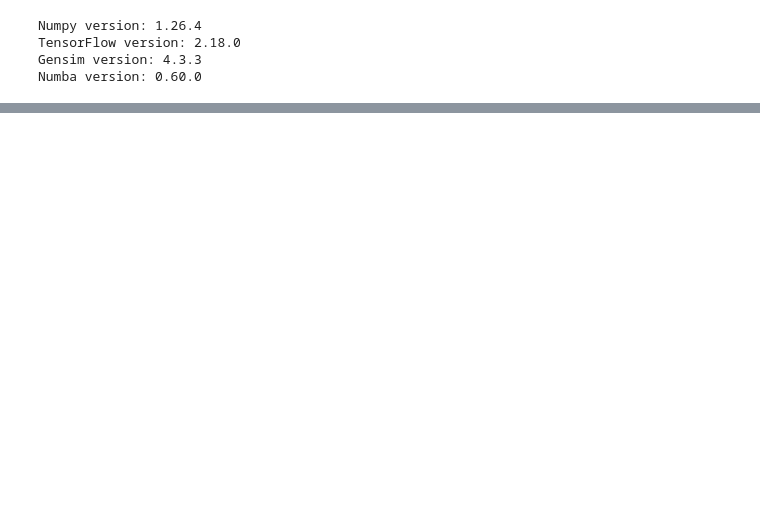
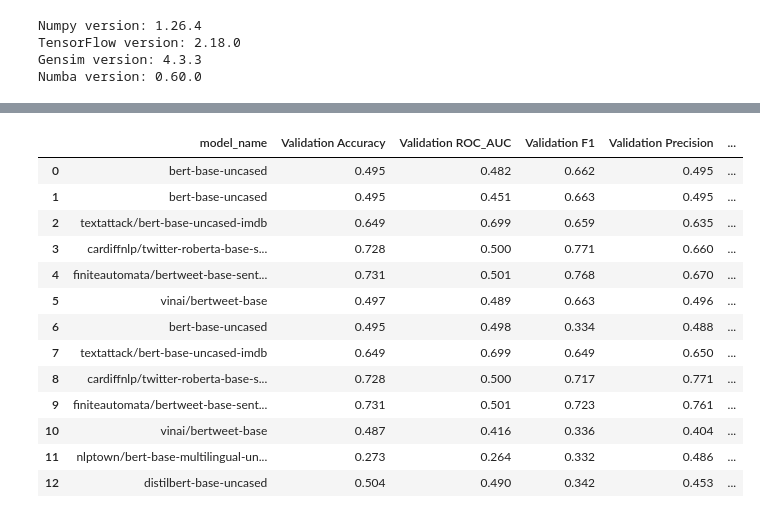
Before and after one commit to jhn-l/OC-P7, a Jupyter notebook: notebooks/2-modele-avance.ipynb, the cells around one changed output, grey strips where cells are left out. Saved outputs shown, nothing was run; the diff lists cells and outputs as text; code cells hidden in the pictures; blank space fills up the shorter version.

```diff
--- a/notebooks/2-modele-avance.ipynb
+++ b/notebooks/2-modele-avance.ipynb
@@ -1174,0 +911,4 @@ print(f"Validation Accuracy: {accuracy.numpy():.4f}")
+# %%
+# Liste pour stocker les métriques de validation pour comparaison
+all_validation_metrics = []
+mlflow.set_experiment("pretrained-models")
@@ -1174,0 +1134,17 @@ print(f"Validation Accuracy: {accuracy.numpy():.4f}")
+# %%
+display(pd.DataFrame(all_validation_metrics))
+# %% [output]
+|  | model_name | Validation Accuracy | Validation ROC_AUC | Validation F1 | Validation Precision | ... |
+| 0 | bert-base-uncased | 0.495 | 0.482 | 0.662 | 0.495 | ... |
+| 1 | bert-base-uncased | 0.495 | 0.451 | 0.663 | 0.495 | ... |
+| 2 | textattack/bert-base-uncased-imdb | 0.649 | 0.699 | 0.659 | 0.635 | ... |
+| 3 | cardiffnlp/twitter-roberta-base-s... | 0.728 | 0.500 | 0.771 | 0.660 | ... |
+| 4 | finiteautomata/bertweet-base-sent... | 0.731 | 0.501 | 0.768 | 0.670 | ... |
+| 5 | vinai/bertweet-base | 0.497 | 0.489 | 0.663 | 0.496 | ... |
+| 6 | bert-base-uncased | 0.495 | 0.498 | 0.334 | 0.488 | ... |
+| 7 | textattack/bert-base-uncased-imdb | 0.649 | 0.699 | 0.649 | 0.650 | ... |
+| 8 | cardiffnlp/twitter-roberta-base-s... | 0.728 | 0.500 | 0.717 | 0.771 | ... |
+| 9 | finiteautomata/bertweet-base-sent... | 0.731 | 0.501 | 0.723 | 0.761 | ... |
+| 10 | vinai/bertweet-base | 0.487 | 0.416 | 0.336 | 0.404 | ... |
+| 11 | nlptown/bert-base-multilingual-un... | 0.273 | 0.264 | 0.332 | 0.486 | ... |
+| 12 | distilbert-base-uncased | 0.504 | 0.490 | 0.342 | 0.453 | ... |
```
Also changed, not shown: parts of 31 cells of this notebook, 2 other files.
